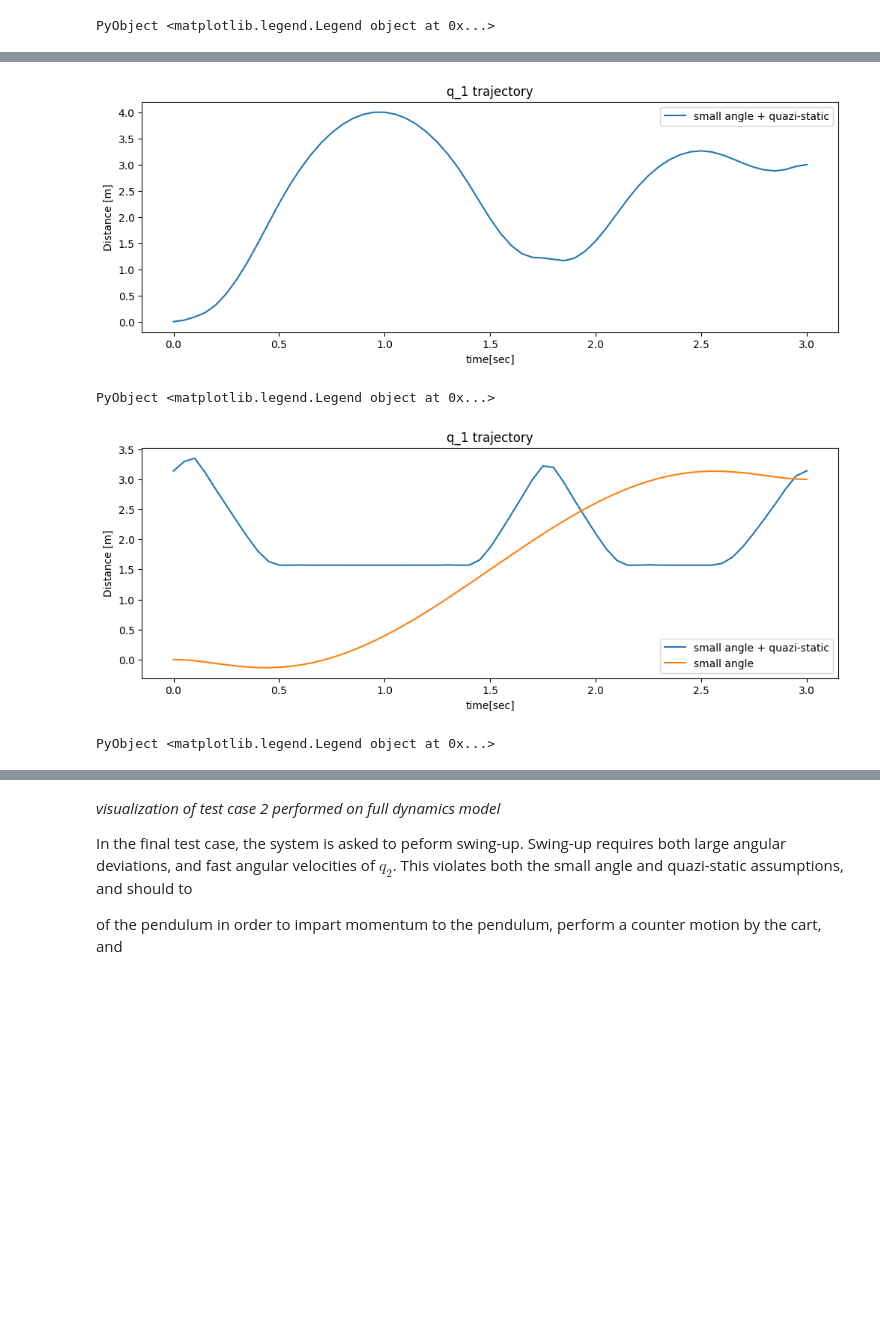
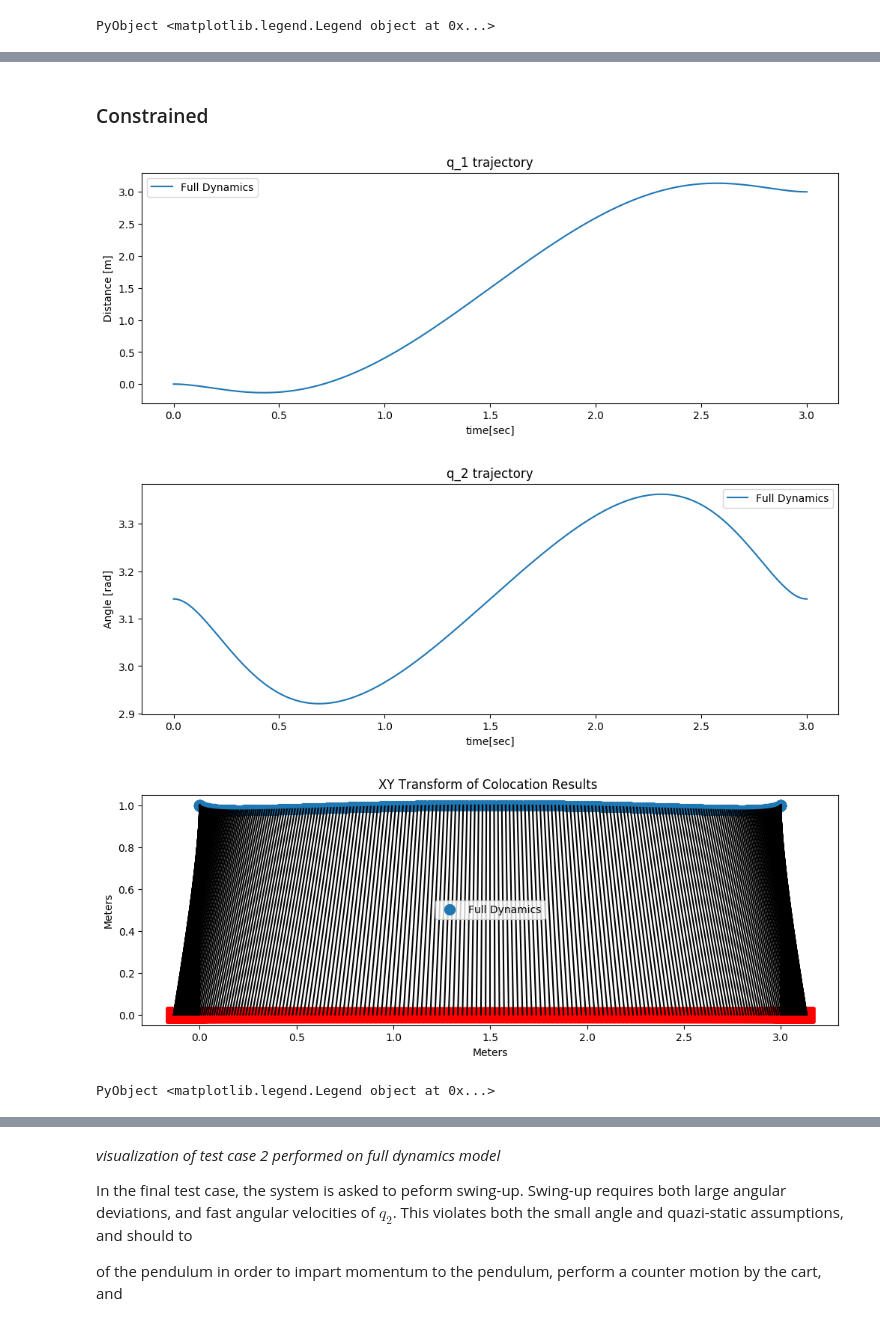
Before and after one commit to the1kieran/pullCartTrajOpt, a Jupyter notebook: finalProject/finalReport.ipynb, the cells around one changed output, grey strips where cells are left out. Cells and saved outputs as stored; diff of their text form; code cells hidden in the pictures; blank space fills up the shorter version.

```diff
--- a/finalProject/finalReport.ipynb
+++ b/finalProject/finalReport.ipynb
@@ -489,10 +525,10 @@ function SolvFullCartPole(x0, xf, tf, h; q2const = false, xStart="None" , itype=
     #path constraints
     if q2const
         for k in 1:K
-            @constraint(m, x[2,k] >= xf[2,1] - pi/2)
-            @constraint(m, x[2,k] <= xf[2,1] + pi/2)
+            @constraint(m, x[2,k] >= xf[2,1] - pi/4)
+            @constraint(m, x[2,k] <= xf[2,1] + pi/4)
         end
-    end
+   end
 
       for k in 1:K
         @constraint(m, x[1,k] >= -10)
@@ -755,0 +802,2 @@ PyObject <matplotlib.legend.Legend object at 0x...>
+# %% [markdown]
+### Constrained
@@ -756,21 +812,17 @@ PyObject <matplotlib.legend.Legend object at 0x...>
 # %%
 #plot q1 vs. time
 figure(figsize=(12,4))
-#plotq1(x1,h,tf)
-plotq1(x2,h,tf)
-#plotq1(x3,h,tf)
-legend(["small angle + quazi-static","small angle", "Full Dynamics" ])
+plotq1(x3,h,tf)
+legend(["Full Dynamics" ])
+figure(figsize=(12,4))
+plotq2(x3,h,tf)
+legend(["Full Dynamics" ])
+figure(figsize=(12,4))
+plotXY(x3)
+legend(["Full Dynamics"])
 # %% [output]
-[figure, old version]
+[figure, new version]
+[figure, added]
+[figure, added]
 PyObject <matplotlib.legend.Legend object at 0x...>
-# %%
-#plot q1 vs. time
-figure(figsize=(12,4))
-#plotq2(x1,h,tf)
-plotq2(x2,h,tf)
-plotq1(x3,h,tf)
-legend(["small angle + quazi-static","small angle", "Full Dynamics" ])
-# %% [output]
-[figure, removed]
-PyObject <matplotlib.legend.Legend object at 0x...>
 # %% [markdown]
```
Also changed, not shown: parts of 37 cells of this notebook.
